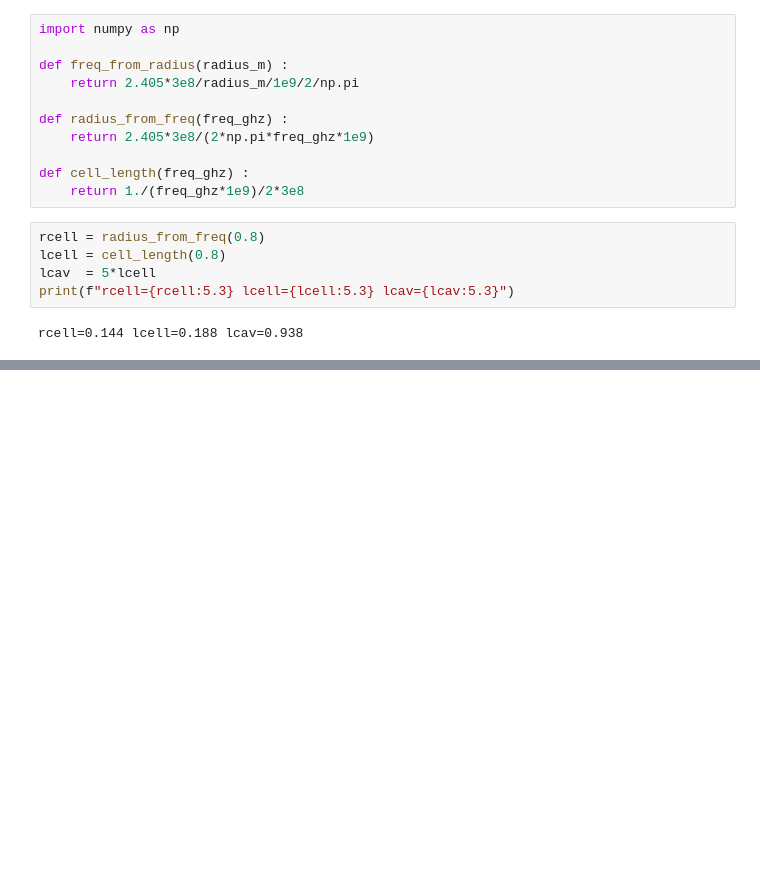
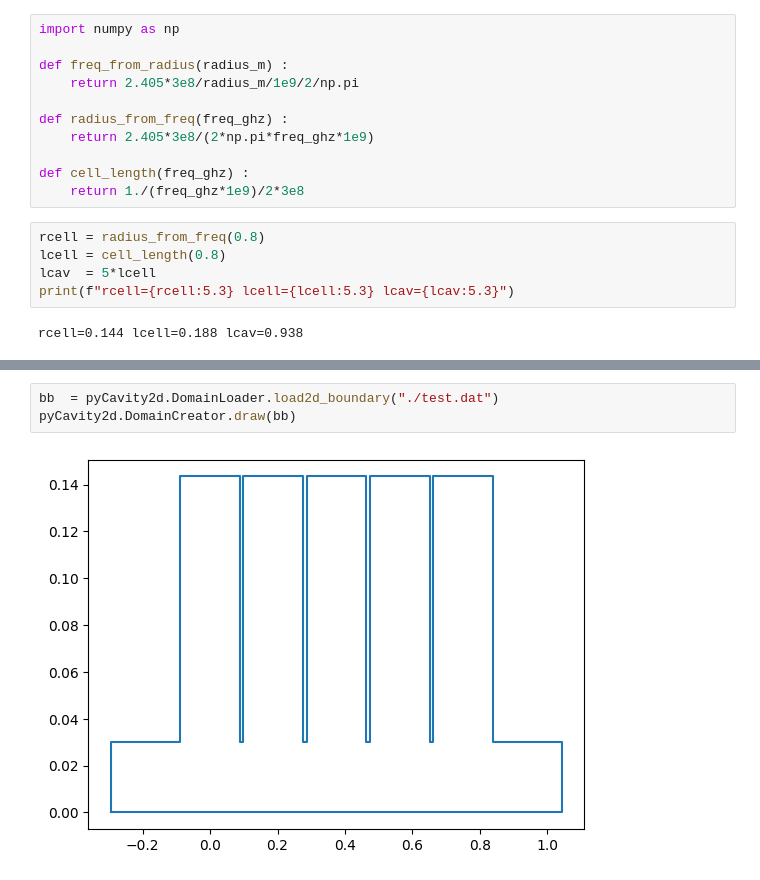
Before and after one commit to stewartboogert/pyAcceleratorFEM, a Jupyter notebook: tutorial/Tutorial_5Cell_800MHz_Rectangular.ipynb, the cells around one changed output, grey strips where cells are left out. Cells and saved outputs as stored; diff of their text form; blank space fills up the shorter version.

```diff
--- a/tutorial/Tutorial_5Cell_800MHz_Rectangular.ipynb
+++ b/tutorial/Tutorial_5Cell_800MHz_Rectangular.ipynb
@@ -108,0 +131,5 @@ _plt.tight_layout()
+# %%
+bb  = pyCavity2d.DomainLoader.load2d_boundary("./test.dat")
+pyCavity2d.DomainCreator.draw(bb)
+# %% [output]
+[figure, added]
```
Also changed, not shown: parts of 11 cells of this notebook.
